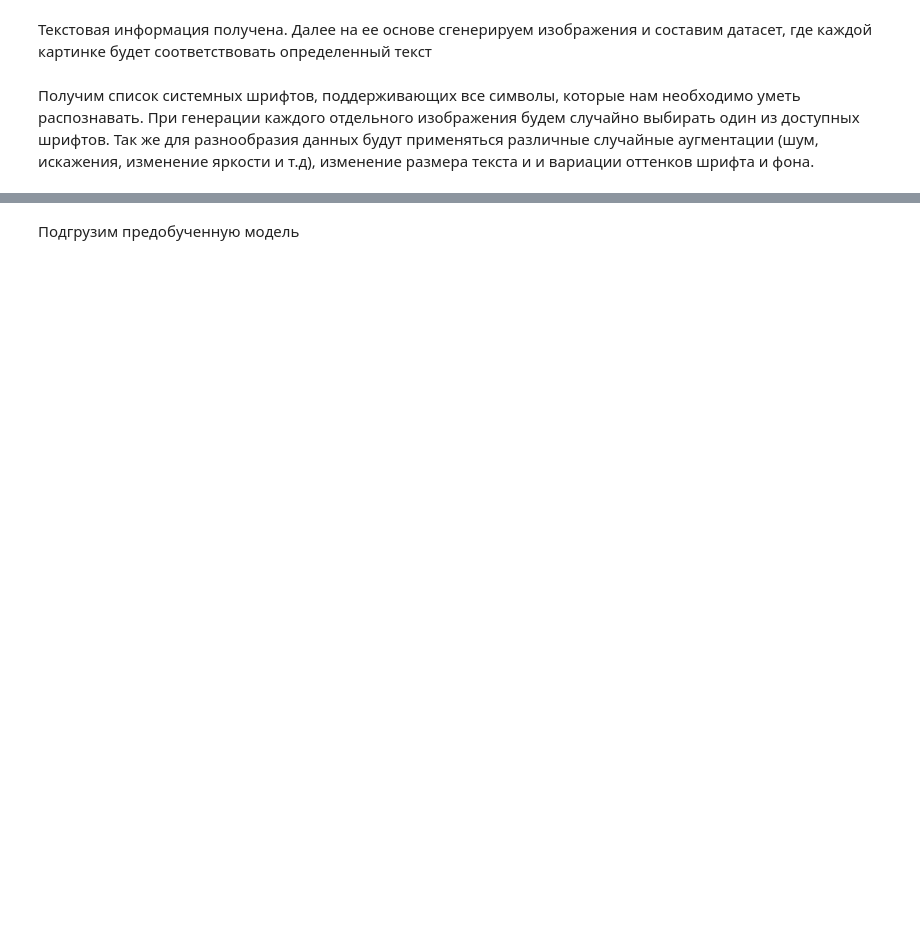
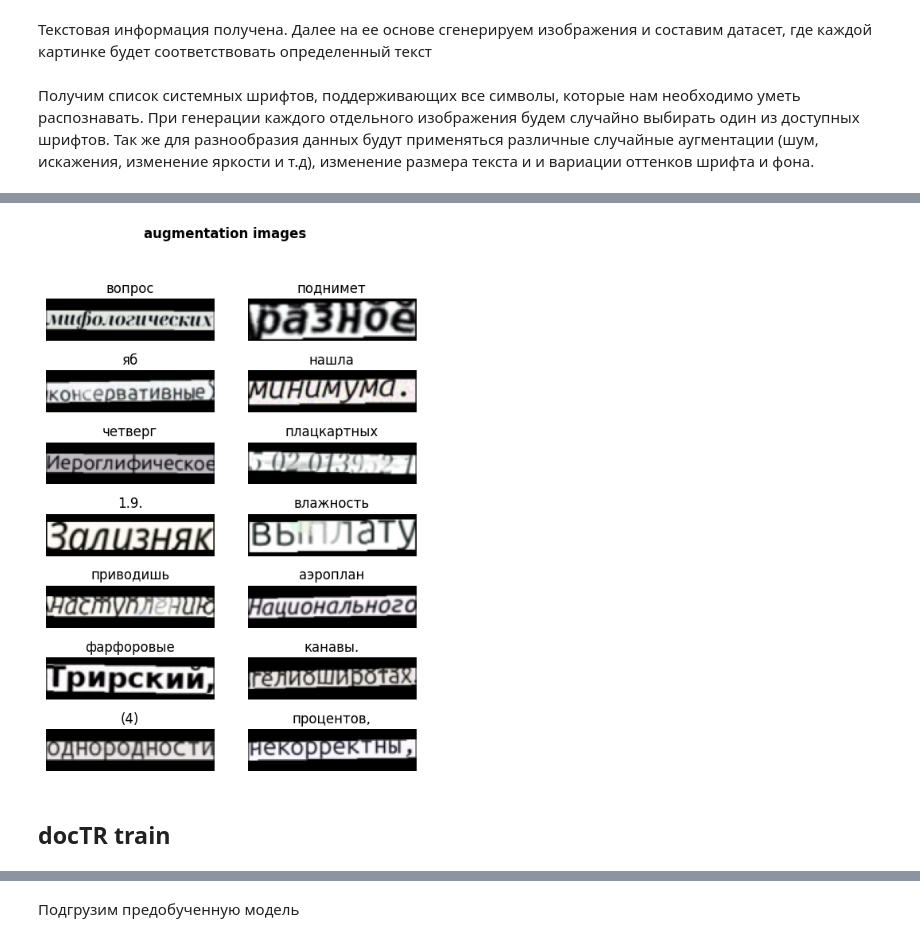
Before and after one commit to aufflammen/ocr_cyrillic, a Jupyter notebook: notebook.ipynb, the cells around one changed output, grey strips where cells are left out. Saved outputs shown, nothing was run; the diff lists cells and outputs as text; code cells hidden in the pictures; blank space fills up the shorter version.

```diff
--- a/notebook.ipynb
+++ b/notebook.ipynb
@@ -514,0 +530,12 @@ def get_predict_eacyocr(reader, dataset_elt, mode='readtext', image_size=7):
+# %%
+transform = v2.Compose([
+    v2.ToImage(),
+    v2.RandomRotation(degrees=1.5, expand=True),
+    Resize((32, 128), preserve_aspect_ratio=True, symmetric_pad=True),
+    v2.ToDtype(torch.float32, scale=True),
+    v2.Normalize(mean=(0.694, 0.695, 0.693), std=(0.299, 0.296, 0.301))
+])
+
+train_set = CustomDataset(PATH_DATASET.joinpath('train'), transform=transform, transform_alb=transform_albumentations)
+val_set = CustomDataset(PATH_DATASET.joinpath('val'), transform=transform, transform_alb=transform_albumentations)
+test_set = CustomDataset(PATH_DATASET.joinpath('test'), transform=transform, transform_alb=transform_albumentations)
@@ -514,0 +546,31 @@ def get_predict_eacyocr(reader, dataset_elt, mode='readtext', image_size=7):
+# %%
+class DeNormalize(v2.Normalize):
+    """
+    Функция для денормализации изображений
+    """
+    def __init__(self,mean, std, *args, **kwargs):
+        new_mean = [-m/s for m, s in zip(mean, std)]
+        new_std = [1/s for s in std]
+        super().__init__(new_mean, new_std, *args, **kwargs)
+
+denorm = DeNormalize(mean=(0.694, 0.695, 0.693), std=(0.299, 0.296, 0.301))
+# %%
+def show_images_dataset(dataset, num=14):
+    length = len(dataset)
+    indices = np.random.choice(length, min(num, length))
+
+    fig, axes = plt.subplots(num // 2, 2, figsize=(6, 8))
+    fig.suptitle('augmentation images', fontweight='bold')
+    for ax, idx in zip(axes.flat, indices):
+        img, target = dataset[idx]
+        img = (denorm(img) * 255).to(torch.uint8)
+        img = img.numpy().transpose(1, 2, 0)
+        ax.set_title(target)
+        ax.imshow(img)
+        ax.axis('off')
+    plt.show()
+
+
+show_images_dataset(train_set)
+# %% [output]
+[figure, added]
@@ -514,0 +587,2 @@ def get_predict_eacyocr(reader, dataset_elt, mode='readtext', image_size=7):
+# %% [markdown]
+## docTR train
```
Also changed, not shown: parts of 89 cells of this notebook, 14 other files.
